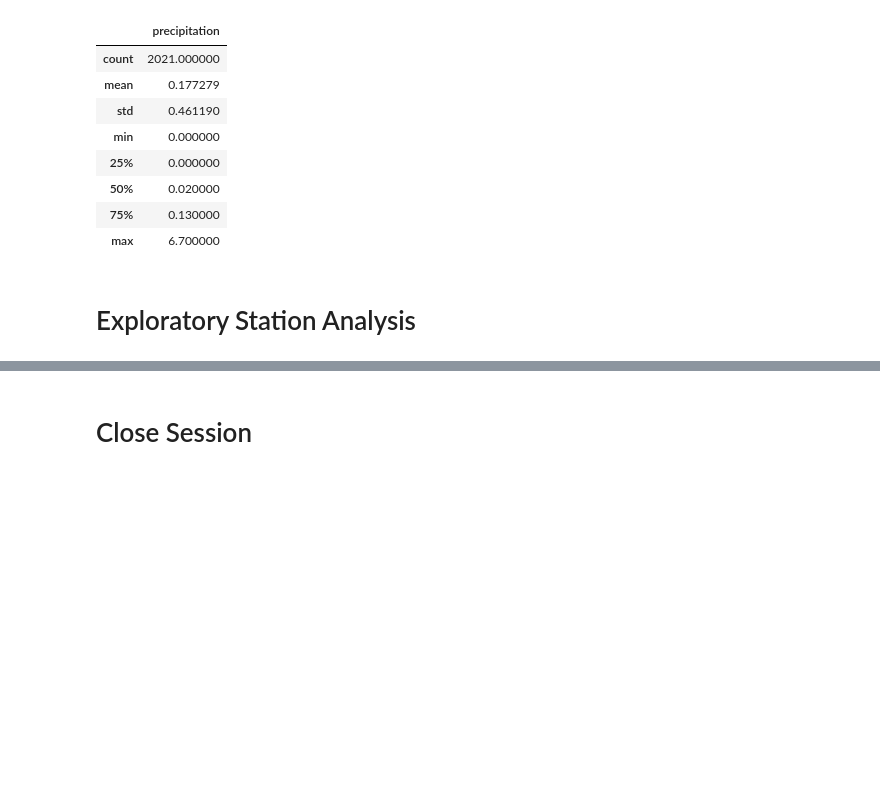
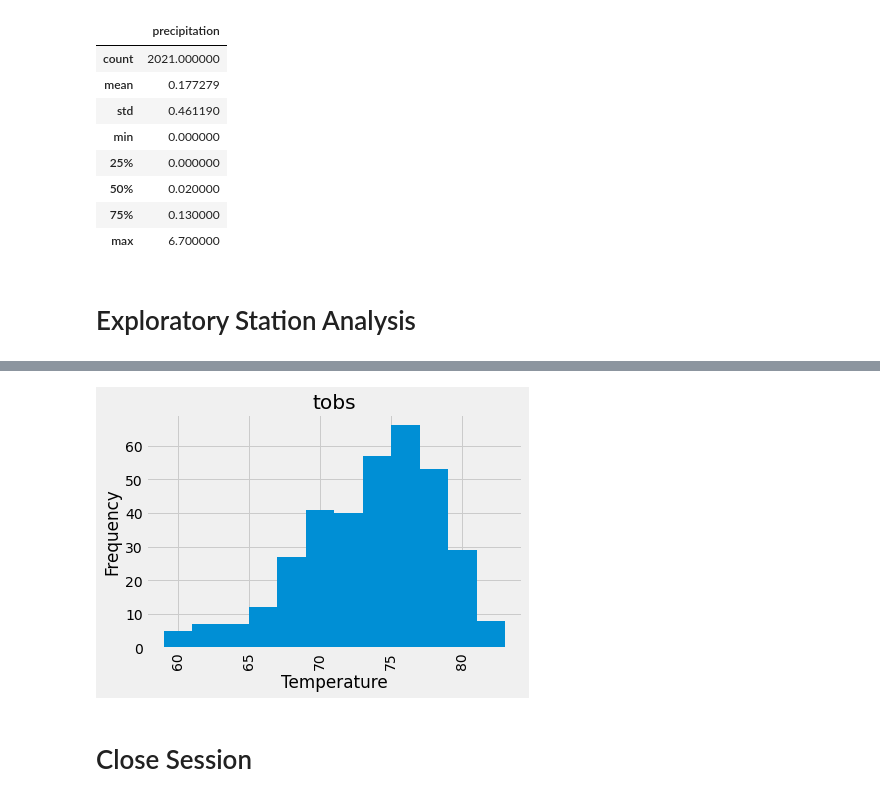
Before and after one commit to Andunguh/sqlalchemy-challenge, a Jupyter notebook: climate.ipynb, the cells around one changed output, grey strips where cells are left out. Drawn from its saved outputs; the diff is of its cells as text; code cells hidden in the pictures; blank space fills up the shorter version.

```diff
--- a/climate.ipynb
+++ b/climate.ipynb
@@ -113,3 +175,7 @@ print(results)
 # %%
 # Using the most active station id
 # Query the last 12 months of temperature observation data for this station and plot the results as a histogram
+
+tobs_query = session.query(Measurement.tobs).\
+    filter(Station.station == Measurement.station,Station.id == '7',Measurement.date >= '2016-08-23').\
+    order_by(Measurement.date).all()
@@ -118,0 +182,4 @@ Text(0.5, -1.340000000000014, 'Temperature')
+# %%
+tobs_df = pd.DataFrame(tobs_query)
+tobs_df.columns = ['tobs']
+tobs_df
@@ -119,3 +200,15 @@ Text(0.5, -1.340000000000014, 'Temperature')
+# %%
+# plot the results as a histogram
+
+tobs_df.hist(column='tobs', bins = 12)
+
+#plt.xticks(np.arange(min(employeedb['salary']), max(employeedb['salary']), 10000))
+plt.xticks(rotation = 90)
+plt.xlabel('Temperature')
+plt.ylabel('Frequency')
+plt.show()
+# %% [output]
+[figure, added]
 # %% [markdown]
 # Close Session
 # %%
```
Also changed, not shown: parts of 11 cells of this notebook.
